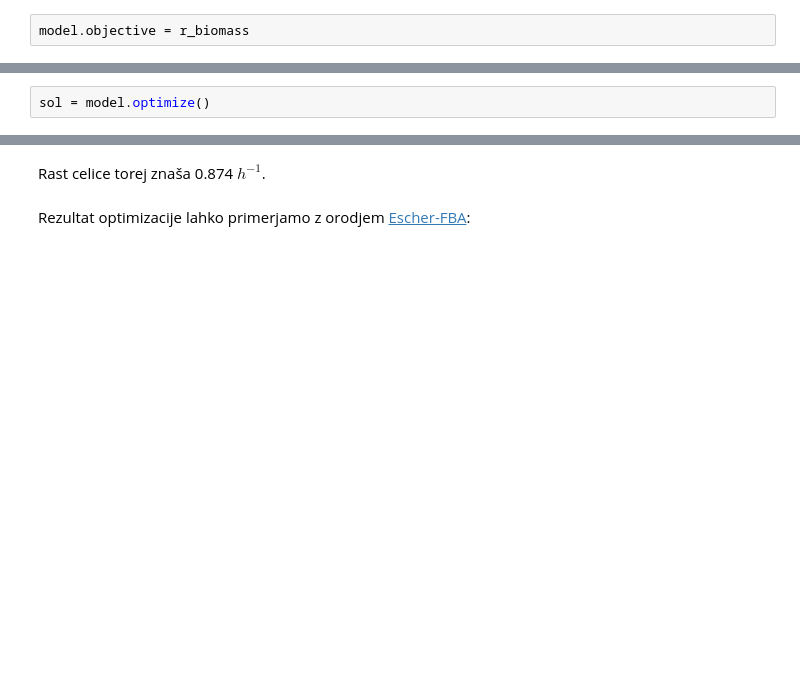
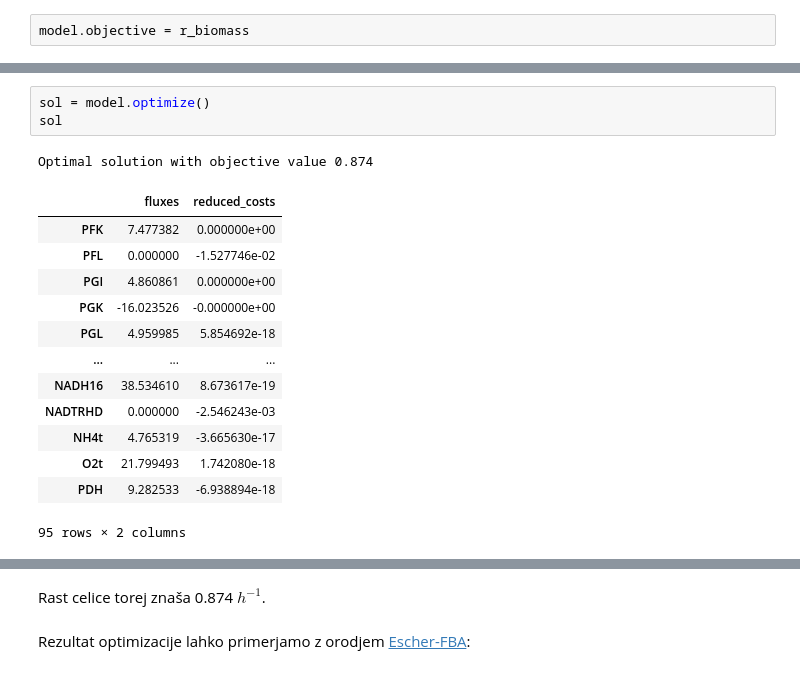
Before and after one commit to mmoskon/BioMed2223, a Jupyter notebook: 00_basic.ipynb, the cells around one changed output, grey strips where cells are left out. Cells and saved outputs as stored; diff of their text form; blank space fills up the shorter version.

```diff
--- a/00_basic.ipynb
+++ b/00_basic.ipynb
@@ -35,4 +74,20 @@ model.objective.expression
 # %%
 sol = model.optimize()
+sol
+# %% [output]
+Optimal solution with objective value 0.874
+|  | fluxes | reduced_costs |
+| PFK | 7.477382 | 0.000000e+00 |
+| PFL | 0.000000 | -1.527746e-02 |
+| PGI | 4.860861 | 0.000000e+00 |
+| PGK | -16.023526 | -0.000000e+00 |
+| PGL | 4.959985 | 5.854692e-18 |
+| ... | ... | ... |
+| NADH16 | 38.534610 | 8.673617e-19 |
+| NADTRHD | 0.000000 | -2.546243e-03 |
+| NH4t | 4.765319 | -3.665630e-17 |
+| O2t | 21.799493 | 1.742080e-18 |
+| PDH | 9.282533 | -6.938894e-18 |
+95 rows × 2 columns
 # %%
 model.summary()
```
Also changed, not shown: parts of 23 cells of this notebook, 10 other files.
